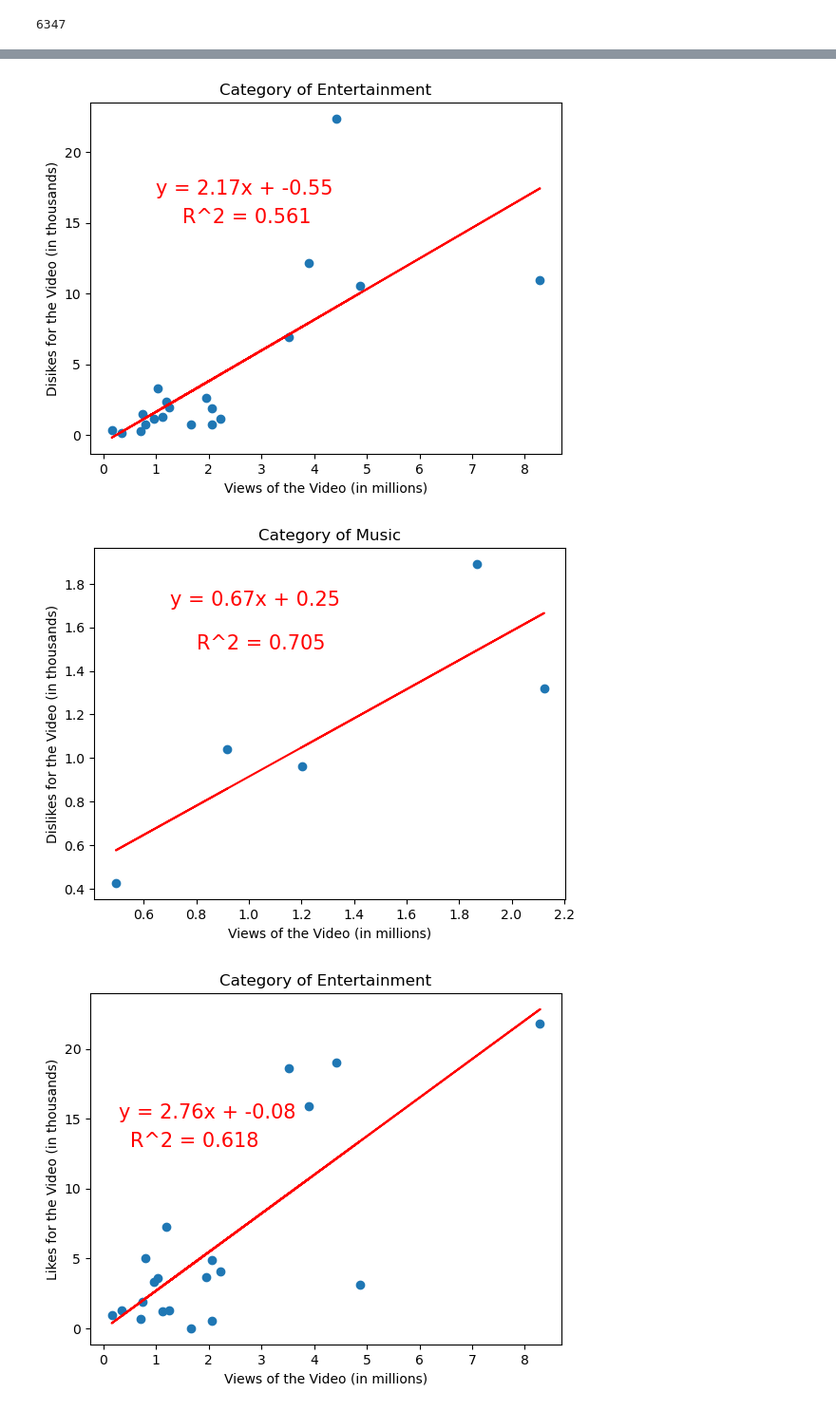
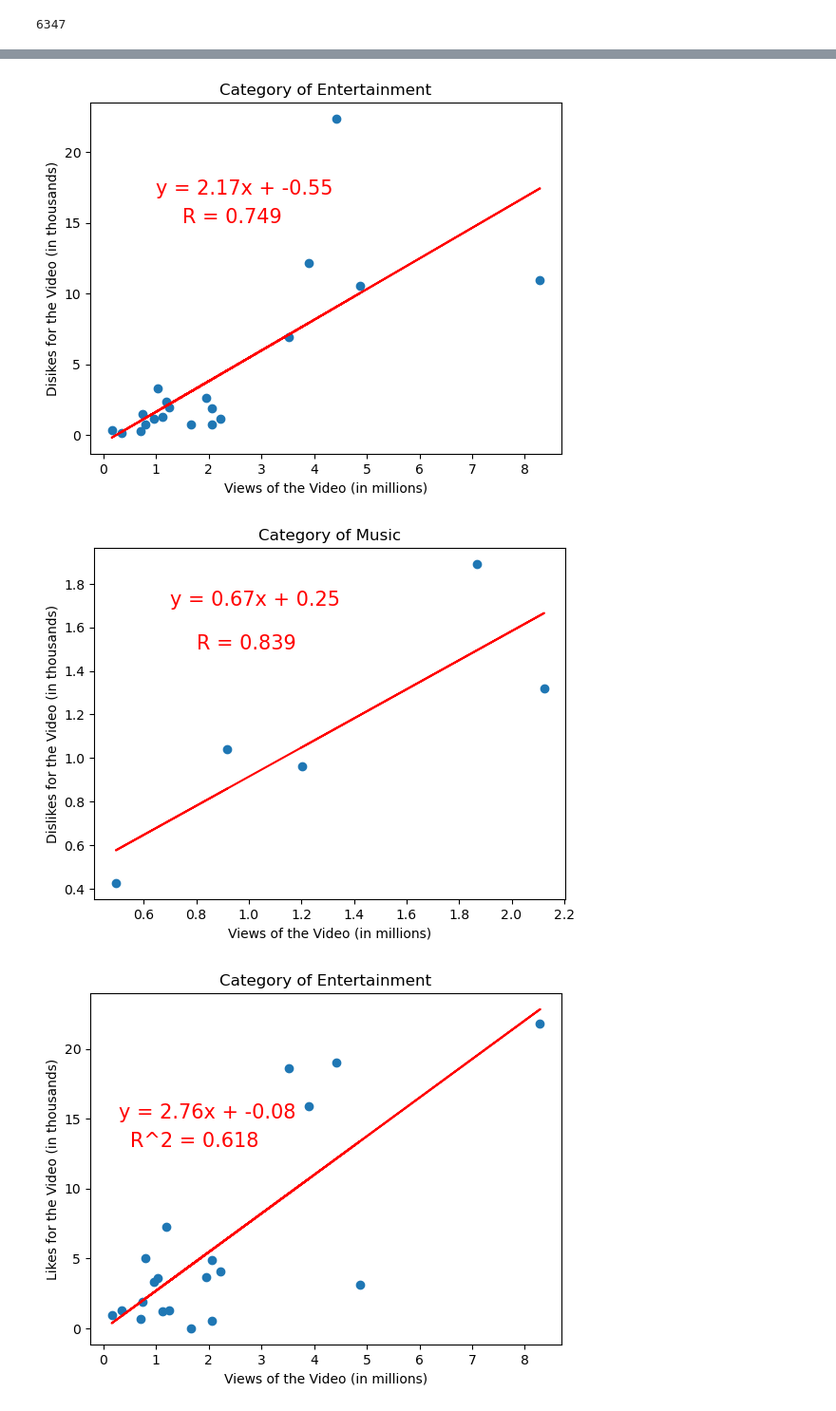
Before and after one commit to kimco2/project_1_misison_youtube, a Jupyter notebook: us_data_like.ipynb, the cells around one changed output, grey strips where cells are left out. Shown at 95% size. Saved outputs shown, nothing was run; the diff lists cells and outputs as text; code cells hidden in the pictures.

```diff
--- a/us_data_like.ipynb
+++ b/us_data_like.ipynb
@@ -79,25 +79,25 @@ plt.show()
 # %%
 # Investigating the effect of the number of the views on the number of the dislikes for entertainment category
 
 us_like_24 = us_like_df.loc[us_like_df['category_id'] == 24]
 us_like_24_one_trend = us_like_24.loc[us_like_24.duplicated(keep='last')]
 us_like_24_one_trend.head()
 x_values = us_like_24_one_trend["views"]/1000000
 y_values = us_like_24_one_trend["dislikes"]/1000
 plt.scatter(x_values,y_values)
 (slope, intercept, rvalue, pvalue, stderr) = linregress(x_values, y_values)
 regress_values = x_values * slope + intercept
 line_eq = "y = " + str(round(slope,2)) + "x + " + str(round(intercept,2))
-r_squared = "R^2 = " + str(round(rvalue**2, 3))
+r_value = "R = " + str(round(rvalue, 3))
 plt.plot(x_values,regress_values,"r-")
 plt.annotate(line_eq,(1,17),fontsize=15,color="red")
-plt.annotate(r_squared,(1.5,15),fontsize=15,color="red")
+plt.annotate(r_value,(1.5,15),fontsize=15,color="red")
 plt.xlabel('Views of the Video (in millions)')
 plt.ylabel('Disikes for the Video (in thousands)')
 plt.title('Category of Entertainment')
 plt.show()
 # %% [output]
-[figure, old version]
+[figure, new version]
 # %%
 # Investigating the effect of the number of the views on the number of the dislikes for Music category
 
@@ -110,16 +110,16 @@ plt.scatter(x_values,y_values)
 (slope, intercept, rvalue, pvalue, stderr) = linregress(x_values, y_values)
 regress_values = x_values * slope + intercept
 line_eq = "y = " + str(round(slope,2)) + "x + " + str(round(intercept,2))
-r_squared = "R^2 = " + str(round(rvalue**2, 3))
+r_value = "R = " + str(round(rvalue, 3))
 plt.plot(x_values,regress_values,"r-")
 plt.annotate(line_eq,(0.7,1.7),fontsize=15,color="red")
-plt.annotate(r_squared,(0.8,1.5),fontsize=15,color="red")
+plt.annotate(r_value,(0.8,1.5),fontsize=15,color="red")
 plt.xlabel('Views of the Video (in millions)')
 plt.ylabel('Dislikes for the Video (in thousands)')
 plt.title('Category of Music')
 plt.show()
 # %% [output]
-[figure, old version]
+[figure, new version]
 # %%
 # Investigating the effect of the number of the views on the number of the comments for entertainment category
 
```
Also changed, not shown: parts of 4 cells of this notebook, 1 other file.
